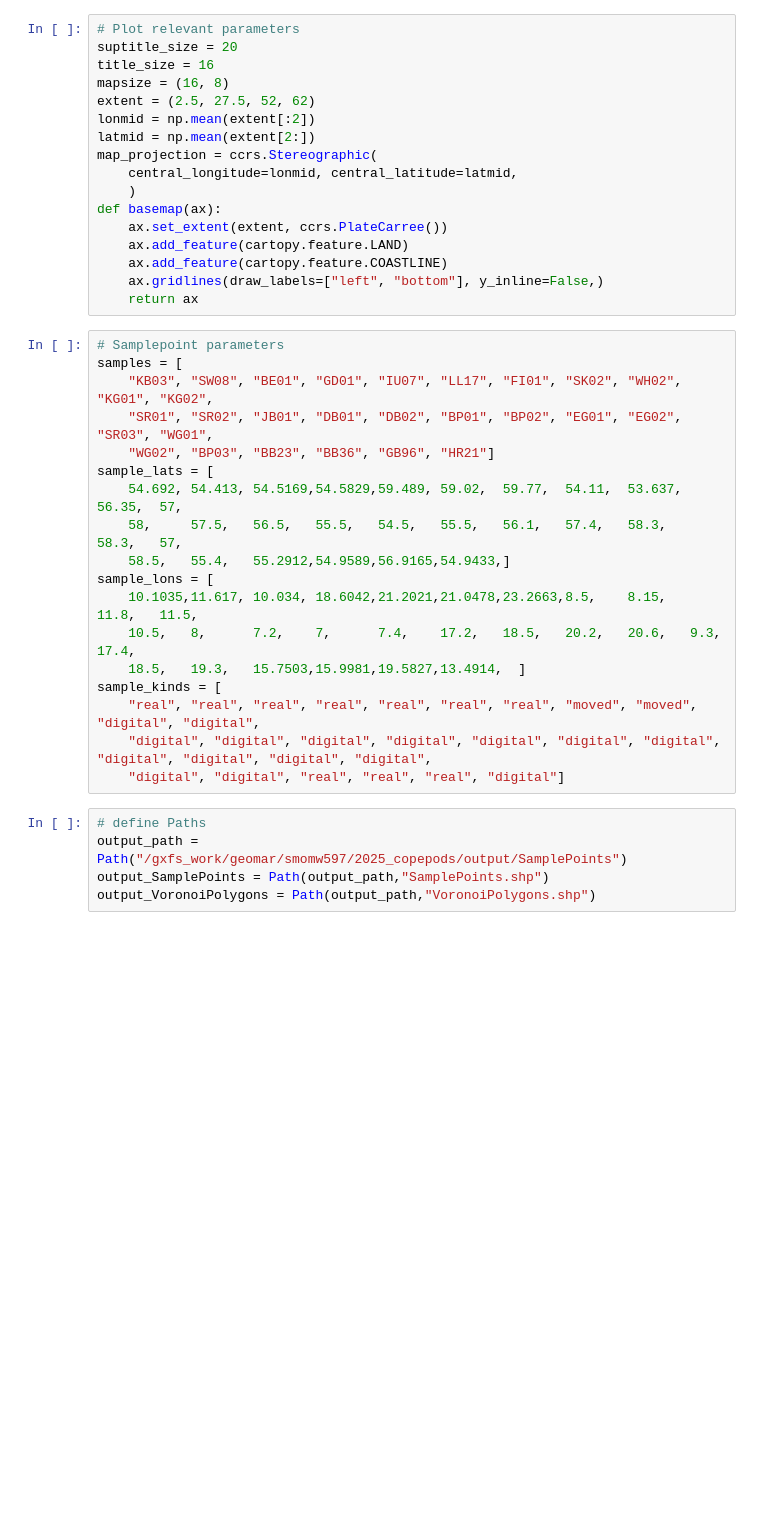
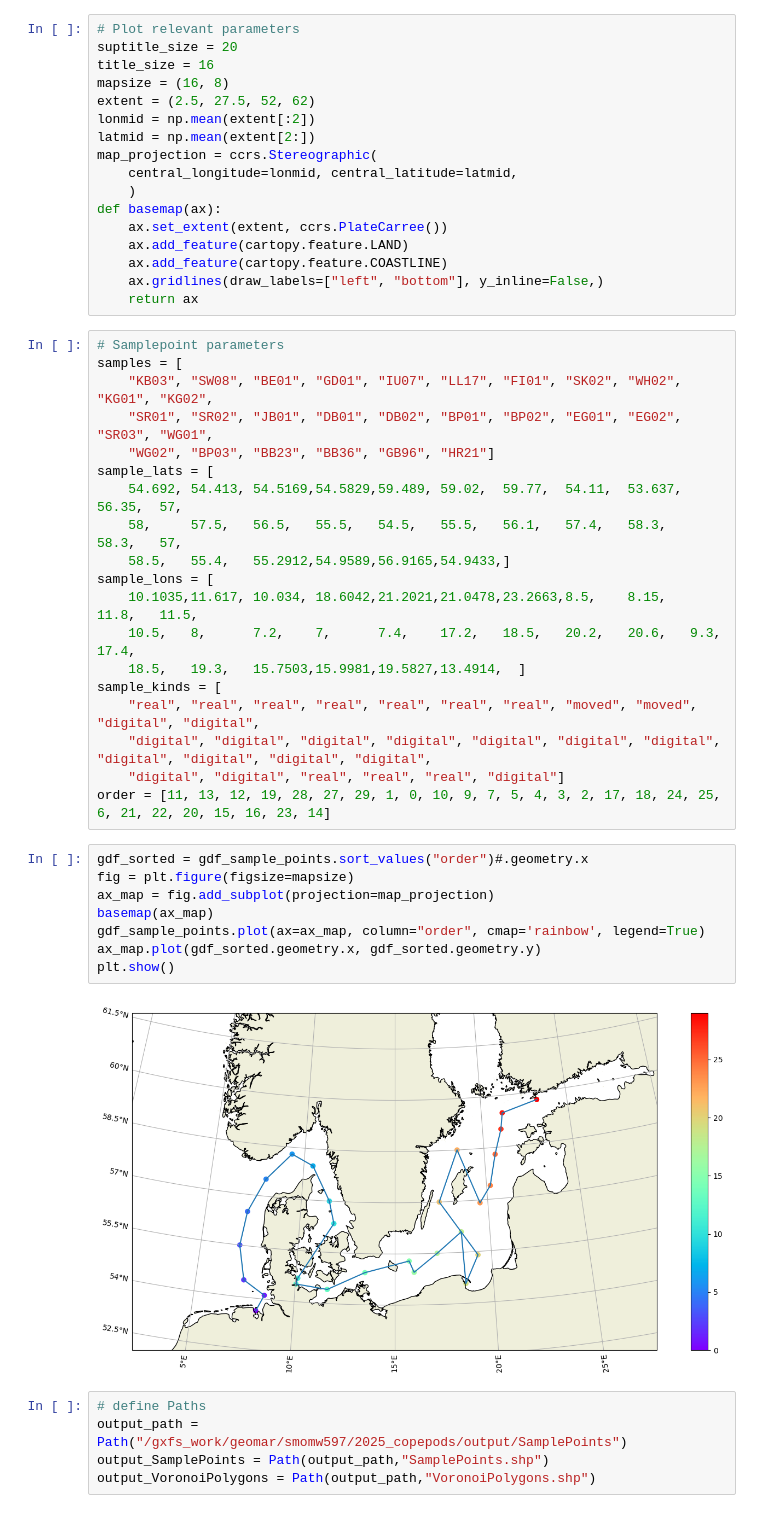
Before and after one commit to geomar-od-lagrange/2025_copepods, a Jupyter notebook: notebooks/VoronoiPolygons.ipynb, the cells around one changed output. Cells and saved outputs as stored; diff of their text form; blank space fills up the shorter version.

```diff
--- a/notebooks/VoronoiPolygons.ipynb
+++ b/notebooks/VoronoiPolygons.ipynb
@@ -54,6 +54,17 @@ sample_kinds = [
     "real", "real", "real", "real", "real", "real", "real", "moved", "moved", "digital", "digital",
     "digital", "digital", "digital", "digital", "digital", "digital", "digital", "digital", "digital", "digital", "digital",
     "digital", "digital", "real", "real", "real", "digital"]
+order = [11, 13, 12, 19, 28, 27, 29, 1, 0, 10, 9, 7, 5, 4, 3, 2, 17, 18, 24, 25, 6, 21, 22, 20, 15, 16, 23, 14]
+# %%
+gdf_sorted = gdf_sample_points.sort_values("order")#.geometry.x
+fig = plt.figure(figsize=mapsize)
+ax_map = fig.add_subplot(projection=map_projection)
+basemap(ax_map)
+gdf_sample_points.plot(ax=ax_map, column="order", cmap='rainbow', legend=True)
+ax_map.plot(gdf_sorted.geometry.x, gdf_sorted.geometry.y)
+plt.show()
+# %% [output]
+[figure, added]
 # %%
 # define Paths
 output_path = Path("/gxfs_work/geomar/smomw597/2025_copepods/output/SamplePoints")
```
Also changed, not shown: parts of 1 cell of this notebook, 3 other files.
